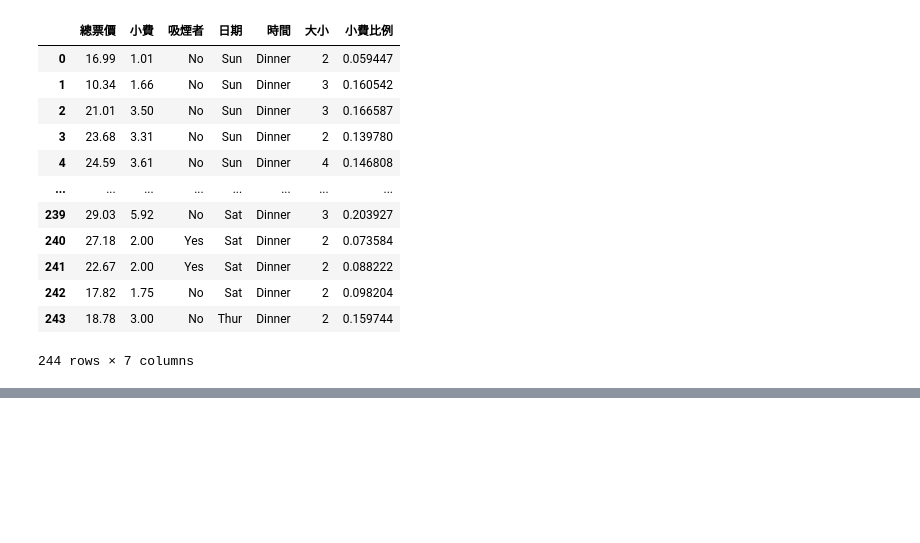
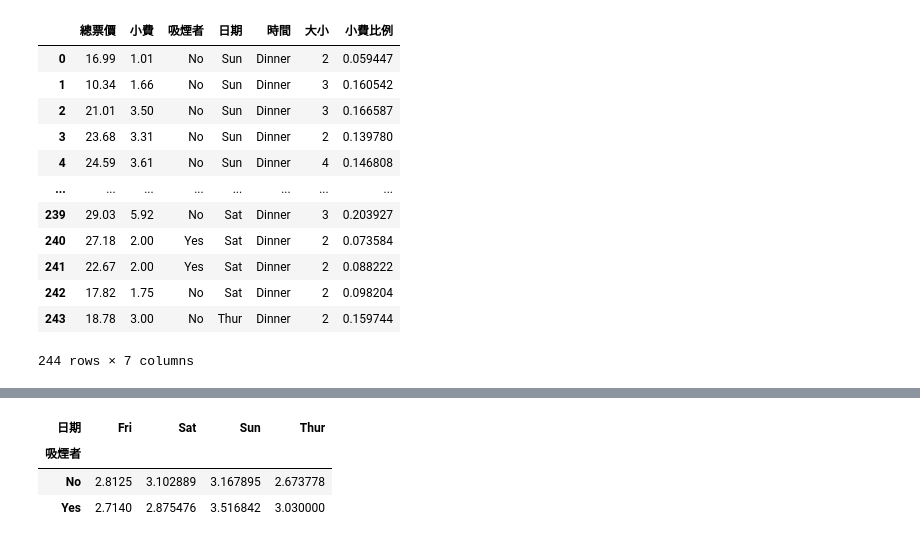
Before and after one commit to chainmine55/2023_11_16Python, a Jupyter notebook: lesson21/lesson21_5.ipynb, the cells around one changed output, grey strips where cells are left out. Cells and saved outputs as stored; diff of their text form; code cells hidden in the pictures; blank space fills up the shorter version.

```diff
--- a/lesson21/lesson21_5.ipynb
+++ b/lesson21/lesson21_5.ipynb
@@ -72,0 +113,7 @@ tips
+# %%
+grouped['小費'].mean().unstack()
+# %% [output]
+| 日期 | Fri | Sat | Sun | Thur |
+| 吸煙者 |  |  |  |  |
+| No | 2.8125 | 3.102889 | 3.167895 | 2.673778 |
+| Yes | 2.7140 | 2.875476 | 3.516842 | 3.030000 |
```
Also changed, not shown: parts of 3 cells of this notebook, 1 other file.
